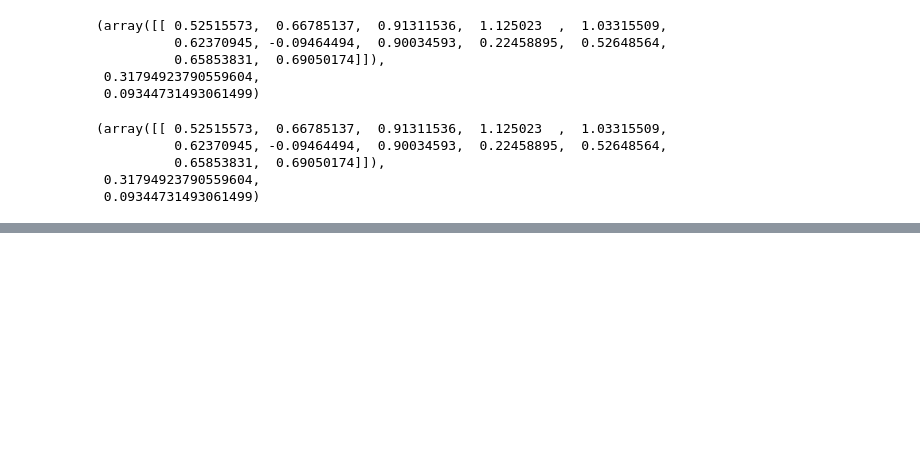
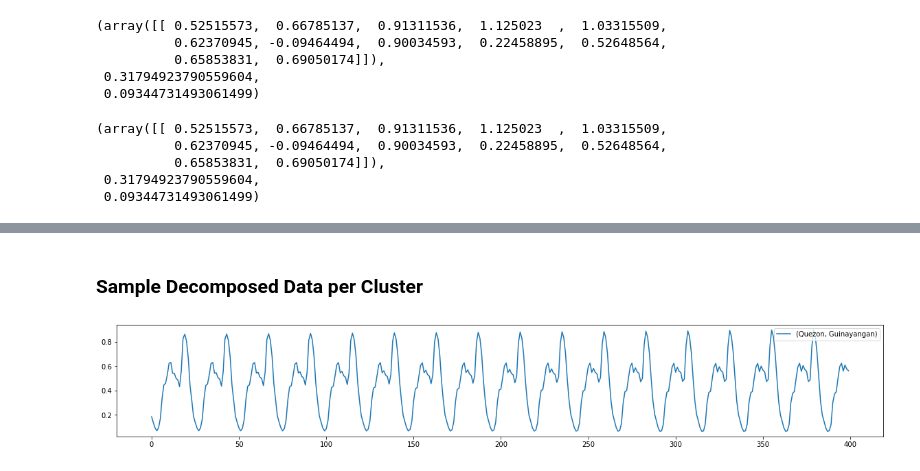
Before and after one commit to ralphcaubalejo/Geospatial-Analysis-Project, a Jupyter notebook: substation_jojie.ipynb, the cells around one changed output, grey strips where cells are left out. Saved outputs shown, nothing was run; the diff lists cells and outputs as text; code cells hidden in the pictures; blank space fills up the shorter version.

Commit message:
seasonal waveform classification

```diff
--- a/substation_jojie.ipynb
+++ b/substation_jojie.ipynb
@@ -1283,0 +1145,8 @@ plt.show()
+# %%
+df = pd.DataFrame()
+for index in heirarchical_tsa.index:
+    series = heirarchical_tsa.loc[index,:]
+    res = STL(series.to_numpy(), period=24, seasonal=25, robust=True).fit()
+    seasonal_daily = res.seasonal
+    df = pd.concat([df, pd.DataFrame(seasonal_daily).T], axis=0)
+df
@@ -1283,0 +1167,11 @@ plt.show()
+# %%
+df.index = heirarchical_tsa.index
+df.to_csv('decomposed_daily_seasonal.csv')
+# %%
+from sklearn.preprocessing import MinMaxScaler
+scaler = MinMaxScaler()
+df_new = scaler.fit_transform(df.T)
+df_new = pd.DataFrame(df_new)
+df_new.columns = df.T.columns
+df_new = df_new.T
+df_new
@@ -1283,0 +1195,6 @@ plt.show()
+# %%
+from sklearn.cluster import AgglomerativeClustering
+agg = AgglomerativeClustering(n_clusters=5, linkage='average')
+y_predict = agg.fit_predict(df_new)
+df_new['clustering'] = y_predict
+df_new
@@ -1283,0 +1216,10 @@ plt.show()
+# %% [markdown]
+### Sample Decomposed Data per Cluster
+# %%
+series = df_new[df_new['clustering']==0].sample(1).iloc[0,:400]
+
+series.plot(figsize=(20,3))
+plt.legend()
+plt.show()
+# %% [output]
+[figure, added]
```
Also changed, not shown: parts of 35 cells of this notebook, 2 other files.
